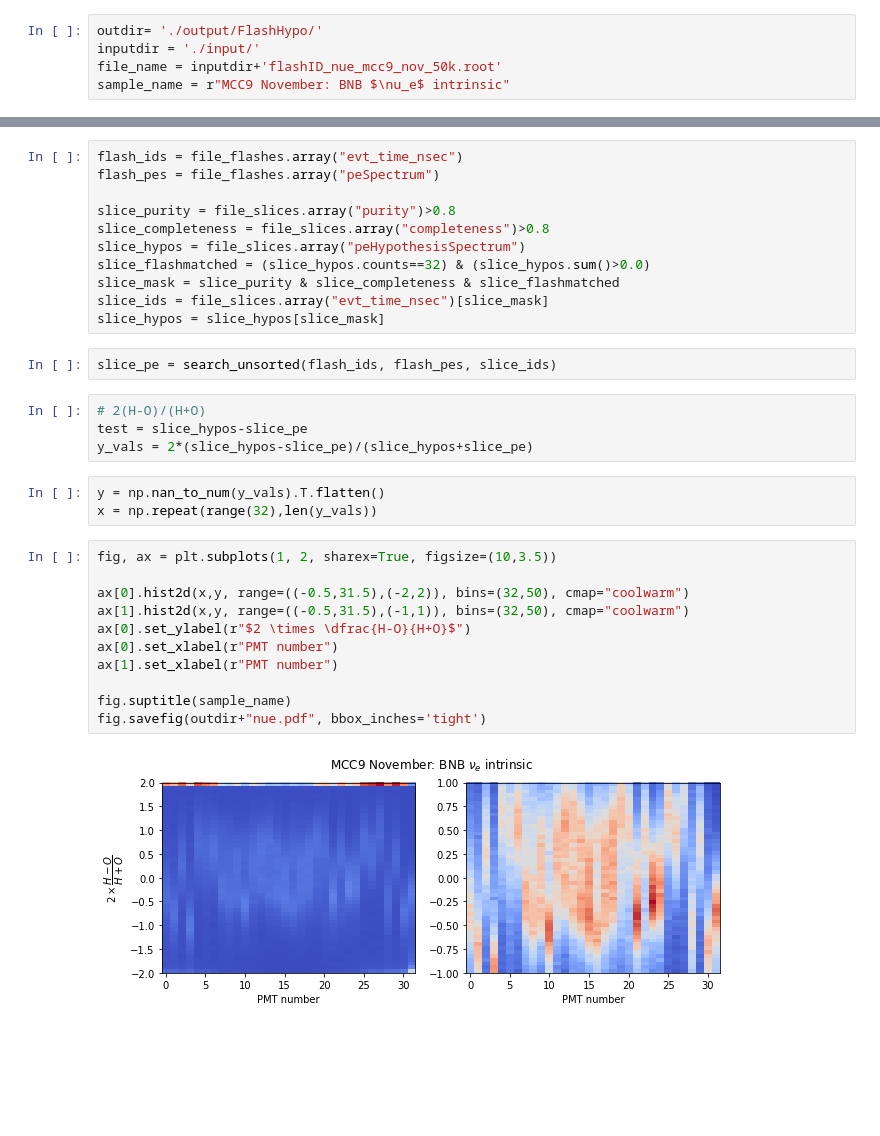
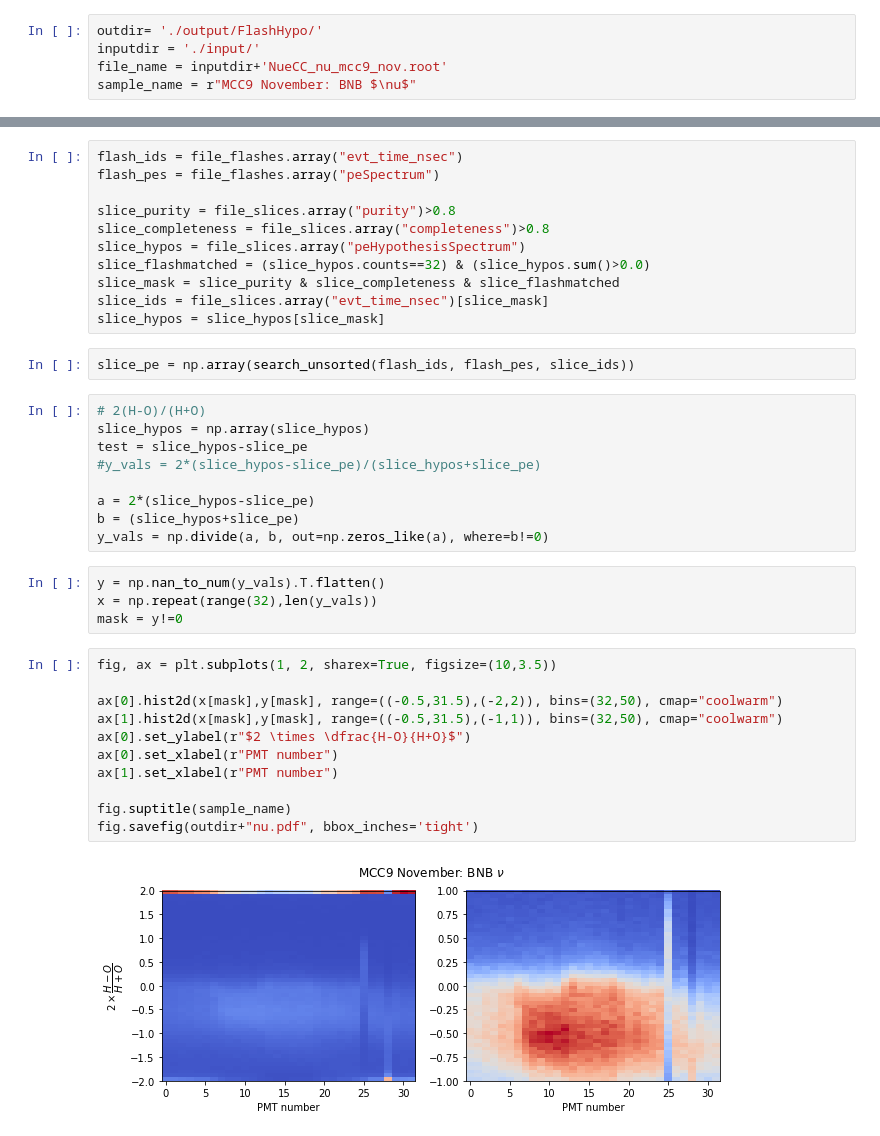
Before and after one commit to Wouter-VDP/MCC9_FlashID, a Jupyter notebook: FlashHypothesis.ipynb, the cells around one changed output, grey strips where cells are left out. Saved outputs shown, nothing was run; the diff lists cells and outputs as text; blank space fills up the shorter version.

Commit message:
Full november samples run

```diff
--- a/FlashHypothesis.ipynb
+++ b/FlashHypothesis.ipynb
@@ -6,8 +7,8 @@ import time
 # %%
 outdir= './output/FlashHypo/'
 inputdir = './input/'
-file_name = inputdir+'flashID_nue_mcc9_nov_50k.root'
-sample_name = r"MCC9 November: BNB $\nu_e$ intrinsic"
+file_name = inputdir+'NueCC_nu_mcc9_nov.root'
+sample_name = r"MCC9 November: BNB $\nu$"
 # %%
 def search_unsorted(index_large, values_large, index_subset):
     if (len(index_large)!=len(values_large)):
@@ -29,27 +45,33 @@ slice_mask = slice_purity & slice_completeness & slice_flashmatched
 slice_ids = file_slices.array("evt_time_nsec")[slice_mask]
 slice_hypos = slice_hypos[slice_mask]
 # %%
-slice_pe = search_unsorted(flash_ids, flash_pes, slice_ids)
+slice_pe = np.array(search_unsorted(flash_ids, flash_pes, slice_ids))
 # %%
 # 2(H-O)/(H+O)
+slice_hypos = np.array(slice_hypos)
 test = slice_hypos-slice_pe
-y_vals = 2*(slice_hypos-slice_pe)/(slice_hypos+slice_pe)
+#y_vals = 2*(slice_hypos-slice_pe)/(slice_hypos+slice_pe)
+
+a = 2*(slice_hypos-slice_pe)
+b = (slice_hypos+slice_pe)
+y_vals = np.divide(a, b, out=np.zeros_like(a), where=b!=0)
 # %%
 y = np.nan_to_num(y_vals).T.flatten()
 x = np.repeat(range(32),len(y_vals))
+mask = y!=0
 # %%
 fig, ax = plt.subplots(1, 2, sharex=True, figsize=(10,3.5))
 
-ax[0].hist2d(x,y, range=((-0.5,31.5),(-2,2)), bins=(32,50), cmap="coolwarm")
-ax[1].hist2d(x,y, range=((-0.5,31.5),(-1,1)), bins=(32,50), cmap="coolwarm")
+ax[0].hist2d(x[mask],y[mask], range=((-0.5,31.5),(-2,2)), bins=(32,50), cmap="coolwarm")
+ax[1].hist2d(x[mask],y[mask], range=((-0.5,31.5),(-1,1)), bins=(32,50), cmap="coolwarm")
 ax[0].set_ylabel(r"$2 \times \dfrac{H-O}{H+O}$")
 ax[0].set_xlabel(r"PMT number")
 ax[1].set_xlabel(r"PMT number")
 
 fig.suptitle(sample_name)
-fig.savefig(outdir+"nue.pdf", bbox_inches='tight')
+fig.savefig(outdir+"nu.pdf", bbox_inches='tight')
 # %% [output]
-[figure, old version]
+[figure, new version]
 # %%
 pmt0 = list(np.nan_to_num(y_vals).T[0])
 plt.hist(pmt0, range=(-2,2))
```
Also changed, not shown: parts of 12 cells of this notebook, 30 other files.
